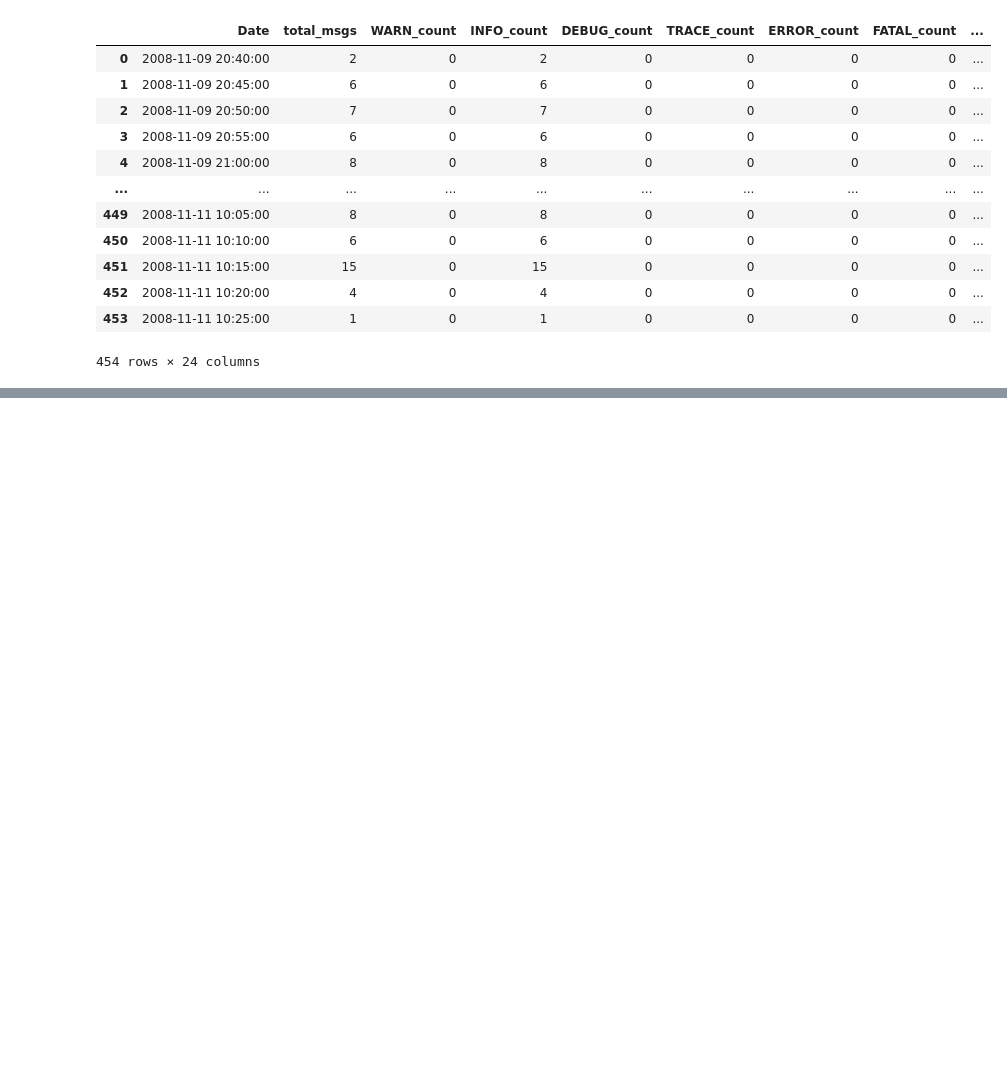
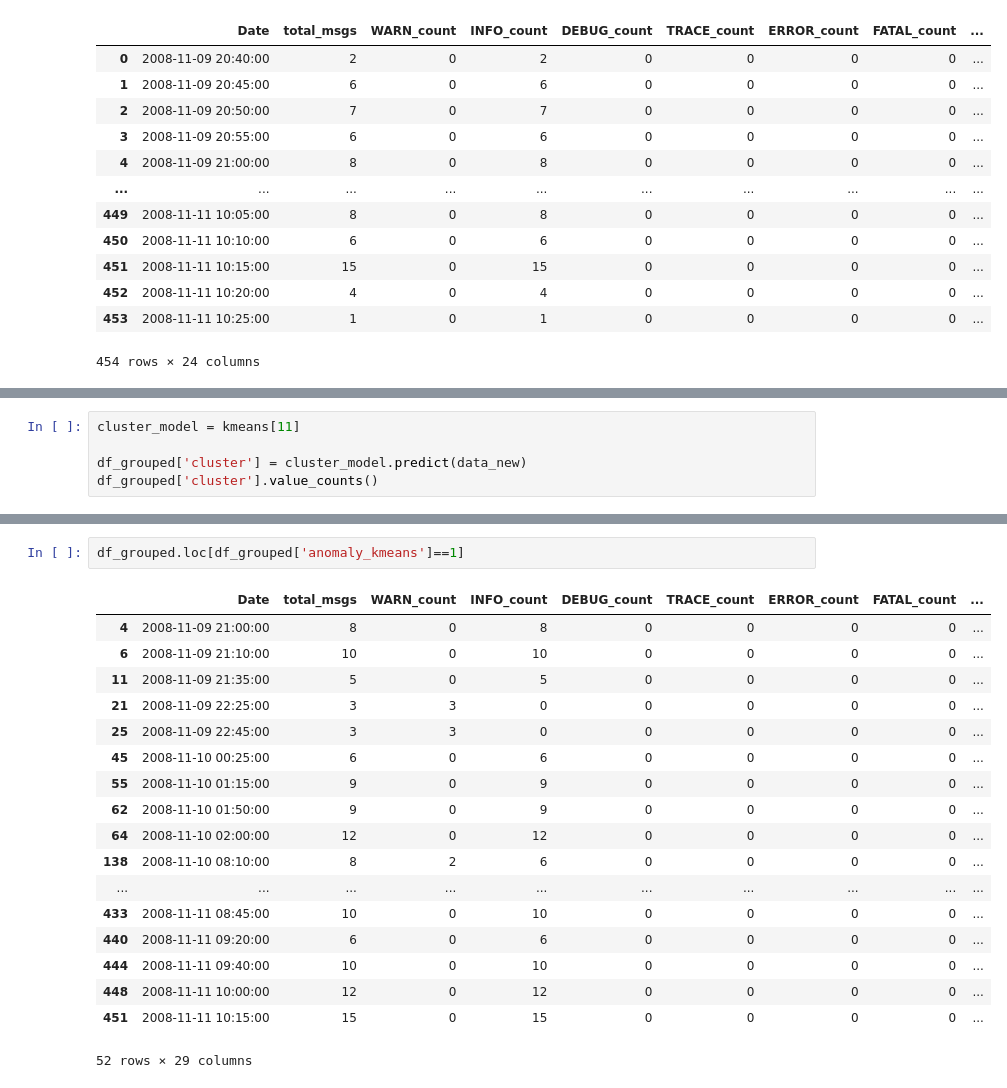
Before and after one commit to AnjaliJain-17/Anomaly-Detection, a Jupyter notebook: log_analysis/approach-2.ipynb, the cells around one changed output, grey strips where cells are left out. Drawn from its saved outputs; the diff is of its cells as text; blank space fills up the shorter version.

```diff
--- a/log_analysis/approach-2.ipynb
+++ b/log_analysis/approach-2.ipynb
@@ -201,0 +255,5 @@ df_grouped
+# %%
+cluster_model = kmeans[11]
+
+df_grouped['cluster'] = cluster_model.predict(data_new)
+df_grouped['cluster'].value_counts()
@@ -201,0 +406,21 @@ df_grouped
+# %%
+df_grouped.loc[df_grouped['anomaly_kmeans']==1]
+# %% [output]
+|  | Date | total_msgs | WARN_count | INFO_count | DEBUG_count | TRACE_count | ERROR_count | FATAL_count | ... |
+| 4 | 2008-11-09 21:00:00 | 8 | 0 | 8 | 0 | 0 | 0 | 0 | ... |
+| 6 | 2008-11-09 21:10:00 | 10 | 0 | 10 | 0 | 0 | 0 | 0 | ... |
+| 11 | 2008-11-09 21:35:00 | 5 | 0 | 5 | 0 | 0 | 0 | 0 | ... |
+| 21 | 2008-11-09 22:25:00 | 3 | 3 | 0 | 0 | 0 | 0 | 0 | ... |
+| 25 | 2008-11-09 22:45:00 | 3 | 3 | 0 | 0 | 0 | 0 | 0 | ... |
+| 45 | 2008-11-10 00:25:00 | 6 | 0 | 6 | 0 | 0 | 0 | 0 | ... |
+| 55 | 2008-11-10 01:15:00 | 9 | 0 | 9 | 0 | 0 | 0 | 0 | ... |
+| 62 | 2008-11-10 01:50:00 | 9 | 0 | 9 | 0 | 0 | 0 | 0 | ... |
+| 64 | 2008-11-10 02:00:00 | 12 | 0 | 12 | 0 | 0 | 0 | 0 | ... |
+| 138 | 2008-11-10 08:10:00 | 8 | 2 | 6 | 0 | 0 | 0 | 0 | ... |
+| ... | ... | ... | ... | ... | ... | ... | ... | ... | ... |
+| 433 | 2008-11-11 08:45:00 | 10 | 0 | 10 | 0 | 0 | 0 | 0 | ... |
+| 440 | 2008-11-11 09:20:00 | 6 | 0 | 6 | 0 | 0 | 0 | 0 | ... |
+| 444 | 2008-11-11 09:40:00 | 10 | 0 | 10 | 0 | 0 | 0 | 0 | ... |
+| 448 | 2008-11-11 10:00:00 | 12 | 0 | 12 | 0 | 0 | 0 | 0 | ... |
+| 451 | 2008-11-11 10:15:00 | 15 | 0 | 15 | 0 | 0 | 0 | 0 | ... |
+52 rows × 29 columns
```
Also changed, not shown: parts of 13 cells of this notebook.
